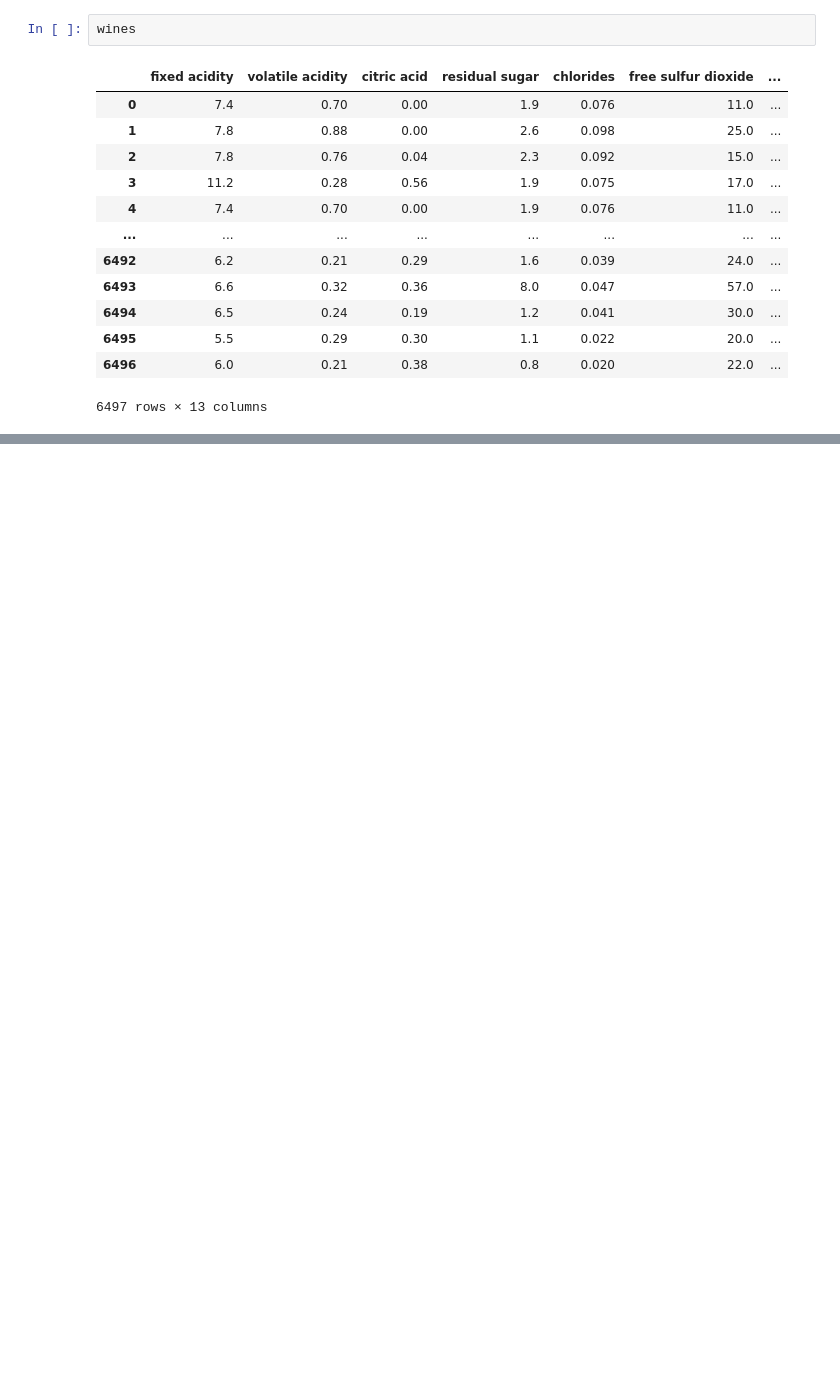
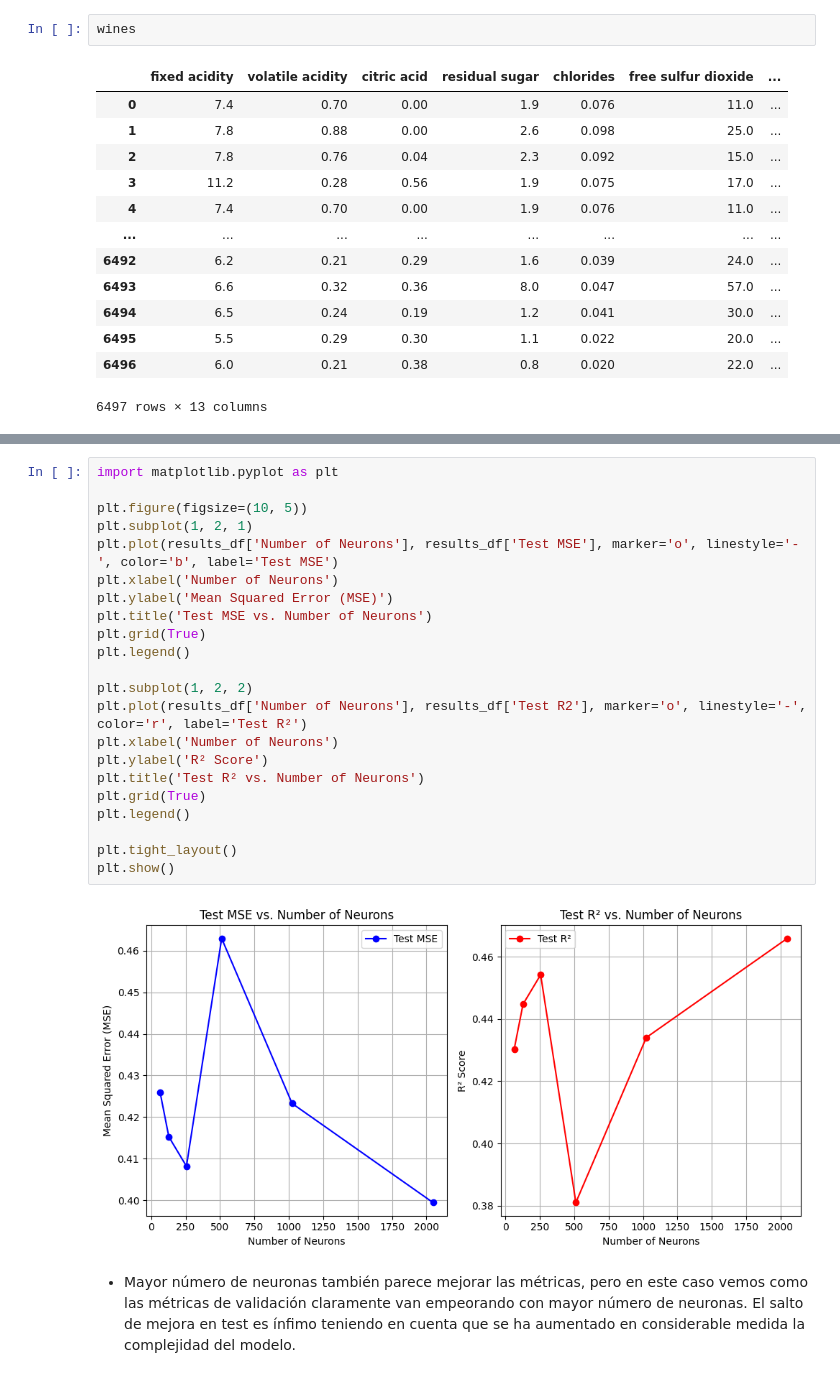
Before and after one commit to Migue8gl/DataScienceMaster, a Jupyter notebook: tecnicas_soft_computing_para_aprendizaje_optimizacion/rrnn_p2/vinos_regresion2024.ipynb, the cells around one changed output, grey strips where cells are left out. Drawn from its saved outputs; the diff is of its cells as text; blank space fills up the shorter version.

```diff
--- a/tecnicas_soft_computing_para_aprendizaje_optimizacion/rrnn_p2/vinos_regresion2024.ipynb
+++ b/tecnicas_soft_computing_para_aprendizaje_optimizacion/rrnn_p2/vinos_regresion2024.ipynb
@@ -351,0 +439,26 @@ print(mse_value)
+# %%
+import matplotlib.pyplot as plt
+
+plt.figure(figsize=(10, 5))
+plt.subplot(1, 2, 1)
+plt.plot(results_df['Number of Neurons'], results_df['Test MSE'], marker='o', linestyle='-', color='b', label='Test MSE')
+plt.xlabel('Number of Neurons')
+plt.ylabel('Mean Squared Error (MSE)')
+plt.title('Test MSE vs. Number of Neurons')
+plt.grid(True)
+plt.legend()
+
+plt.subplot(1, 2, 2)
+plt.plot(results_df['Number of Neurons'], results_df['Test R2'], marker='o', linestyle='-', color='r', label='Test R²')
+plt.xlabel('Number of Neurons')
+plt.ylabel('R² Score')
+plt.title('Test R² vs. Number of Neurons')
+plt.grid(True)
+plt.legend()
+
+plt.tight_layout()
+plt.show()
+# %% [output]
+[figure, added]
+# %% [markdown]
+- Mayor número de neuronas también parece mejorar las métricas, pero en este caso vemos como las métricas de validación claramente van empeorando con mayor número de neuronas. El salto de mejora en test es ínfimo teniendo en cuenta que se ha aumentado en considerable medida la complejidad del modelo.
```
Also changed, not shown: parts of 38 cells of this notebook, 3 other files.
